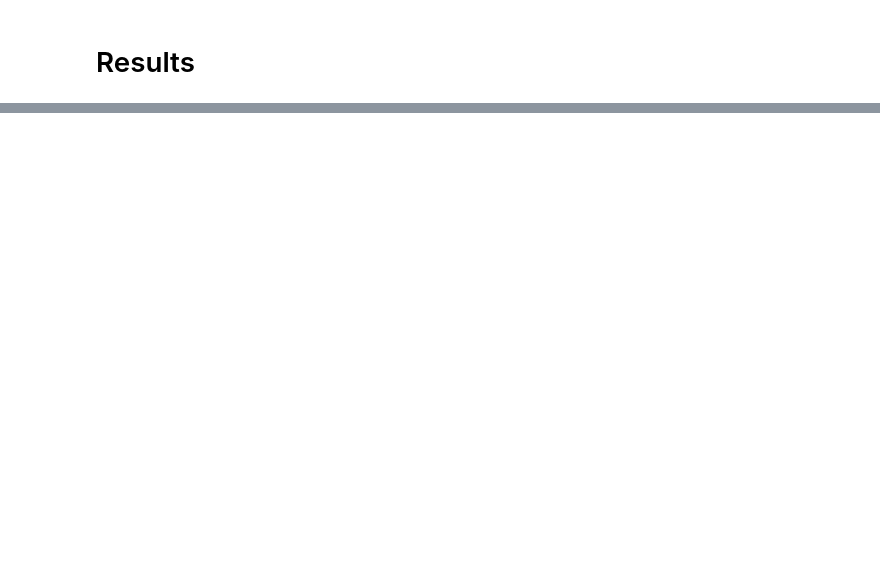
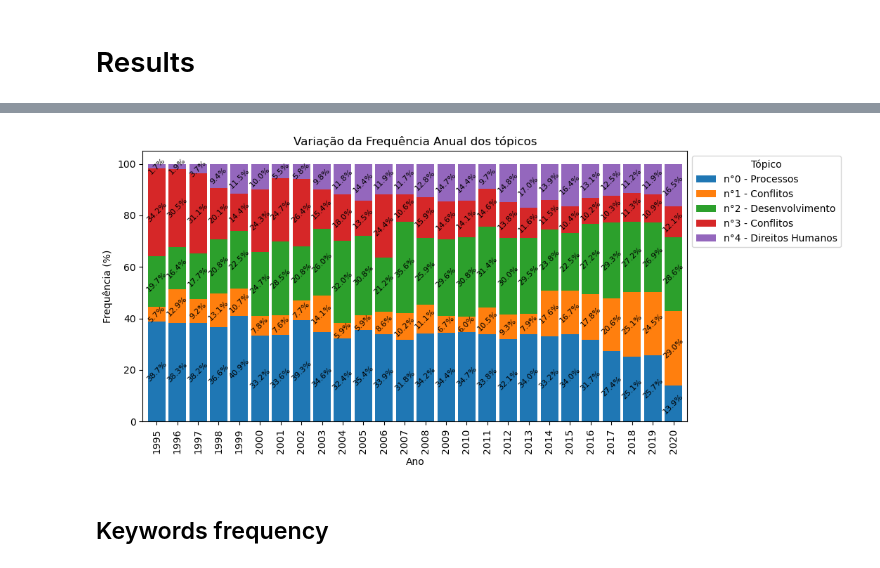
Before and after one commit to antonioravila/finalwork__postgraduate, a Jupyter notebook: TopicModel.ipynb, the cells around one changed output, grey strips where cells are left out. Cells and saved outputs as stored; diff of their text form; code cells hidden in the pictures; blank space fills up the shorter version.

Commit message:
Adding new charts and deleting coherence score code

```diff
--- a/TopicModel.ipynb
+++ b/TopicModel.ipynb
@@ -187,0 +190,14 @@ df.head(2)
+# %%
+df['year'] = pd.to_datetime(df['full_date']).dt.year
+yearly_pivot = df.groupby(by=['year', 'lda_topic']).size().unstack(fill_value=0)
+yearly_pivot = yearly_pivot.rename(
+    columns = {
+        'topic_0': 'n°0 - Processos',
+        'topic_1': 'n°1 - Conflitos',
+        'topic_2': 'n°2 - Desenvolvimento',
+        'topic_3': 'n°3 - Conflitos',
+        'topic_4': 'n°4 - Direitos Humanos'
+    }
+)
+yearly_pivot = yearly_pivot.div(yearly_pivot.sum(axis=1), axis=0) * 100
+yearly_pivot.head(5)
@@ -188,3 +212,24 @@ df.head(2)
+# %%
+fig, ax = plt.subplots(figsize=(10, 5))
+yearly_pivot.plot(kind='bar', stacked=True, ax=ax, width=0.85)
+
+plt.title(f'Variação da Frequência Anual dos tópicos')
+plt.xlabel('Ano')
+plt.ylabel('Frequência (%)')
+plt.legend(title='Tópico', bbox_to_anchor=(1.0, 1), loc='best')
+plt.grid(False)
+
+# Adicionando os percentuais no meio de cada barra com a fonte cinza escuro e inclinada em 30°
+for container in ax.containers:
+    ax.bar_label(container, labels=[f'{h:.1f}%' for h in container.datavalues],
+                 label_type='center', color='black', fontsize=8, rotation=45)
+
+plt.savefig(f'charts/topic_frequency/topics_yearly', bbox_inches='tight')
+plt.show()
+# %% [output]
+[figure, added]
+# %% [markdown]
+## Keywords frequency
 # %%
 import matplotlib.pyplot as plt
 import pandas as pd
```
Also changed, not shown: parts of 9 cells of this notebook, 6 other files.
